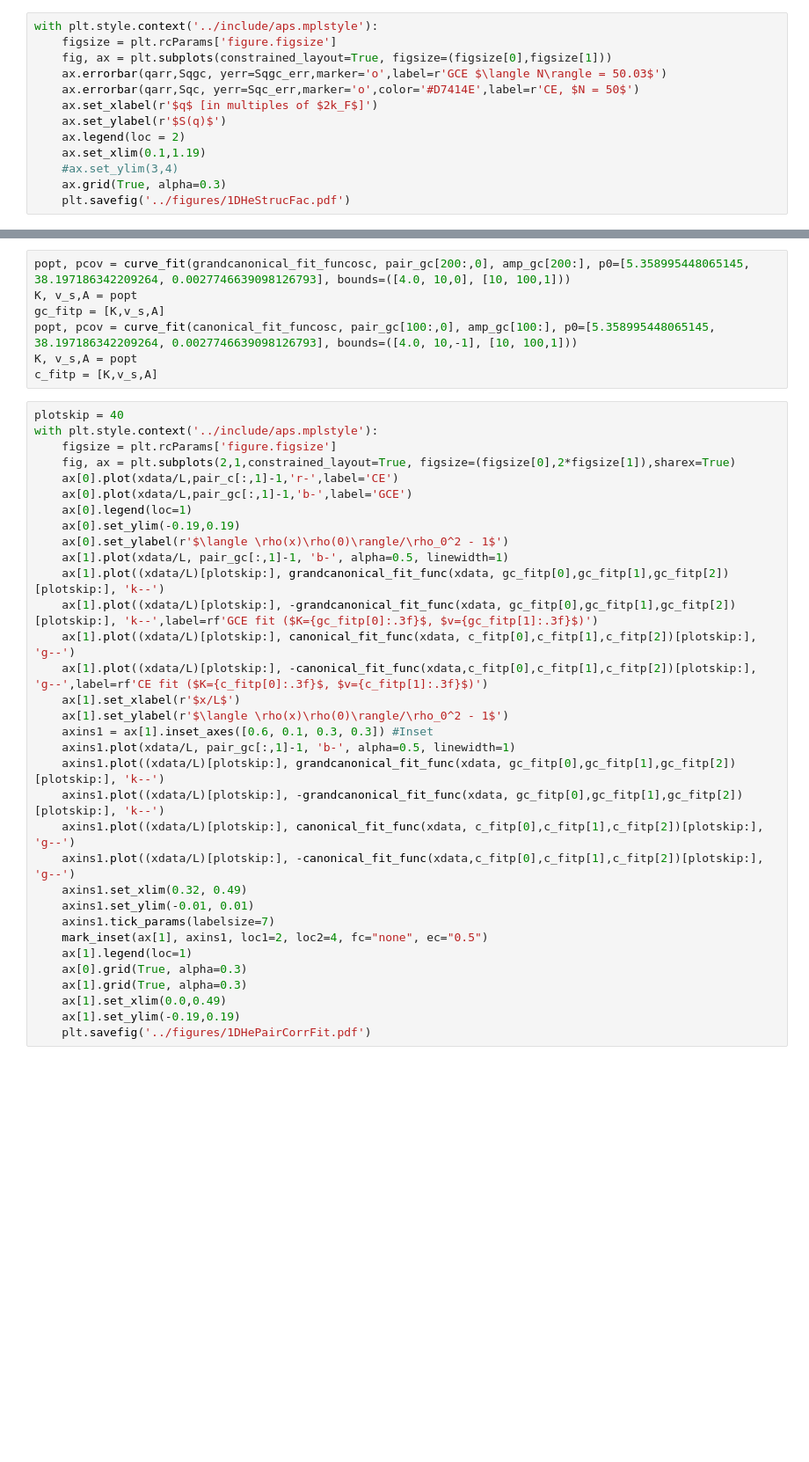
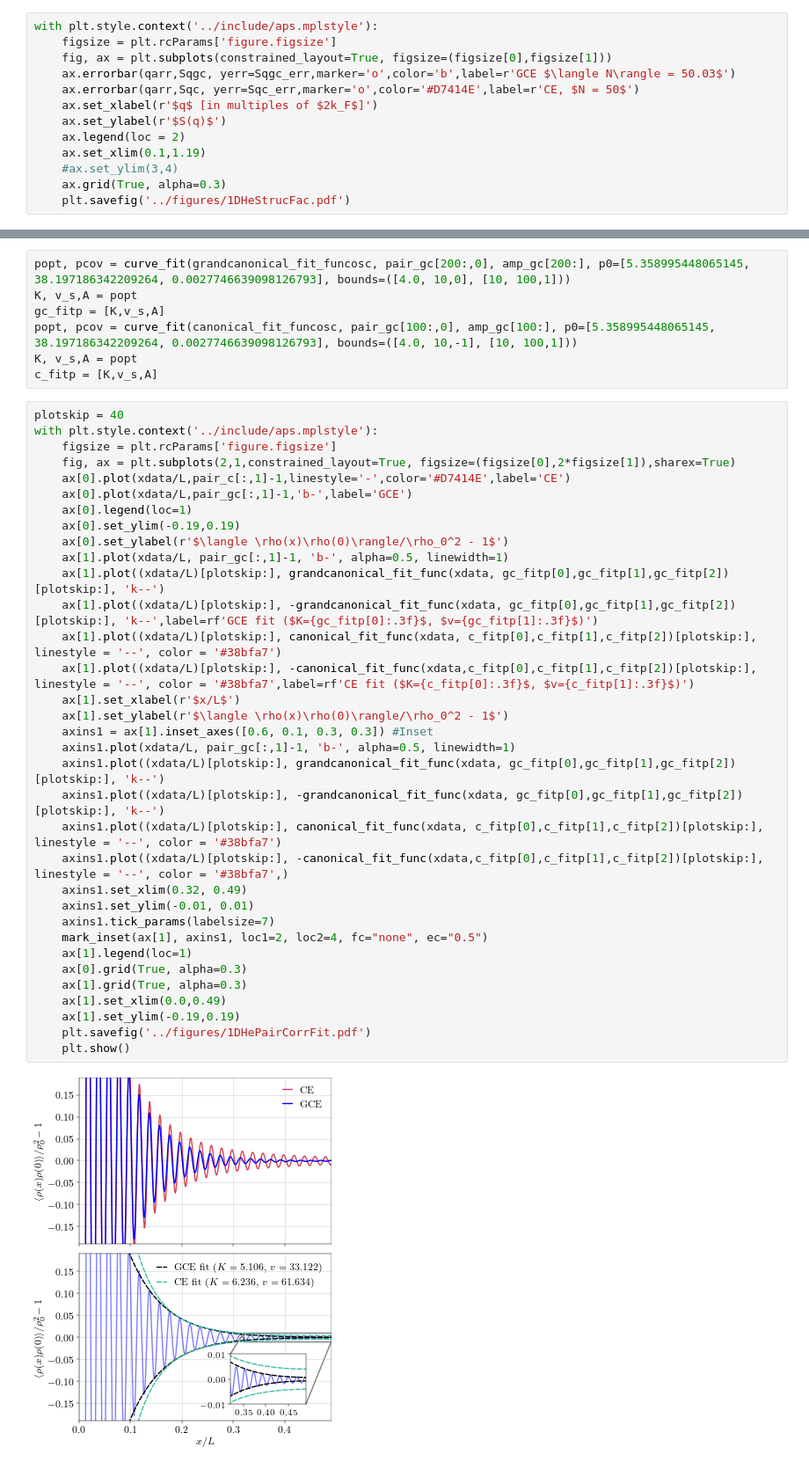
Before and after one commit to DelMaestroGroup/papers-code-ParticleFluctuations, a Jupyter notebook: src/OneDimHe.ipynb, the cells around one changed output, grey strips where cells are left out. Shown at 88% size. Drawn from its saved outputs; the diff is of its cells as text; blank space fills up the shorter version.

```diff
--- a/src/OneDimHe.ipynb
+++ b/src/OneDimHe.ipynb
@@ -32,7 +32,7 @@ qarr = q_arr[q_arr > 0]/(2*np.pi*0.25)
 with plt.style.context('../include/aps.mplstyle'):
     figsize = plt.rcParams['figure.figsize']
     fig, ax = plt.subplots(constrained_layout=True, figsize=(figsize[0],figsize[1]))
-    ax.errorbar(qarr,Sqgc, yerr=Sqgc_err,marker='o',label=r'GCE $\langle N\rangle = 50.03$')
+    ax.errorbar(qarr,Sqgc, yerr=Sqgc_err,marker='o',color='b',label=r'GCE $\langle N\rangle = 50.03$')
     ax.errorbar(qarr,Sqc, yerr=Sqc_err,marker='o',color='#D7414E',label=r'CE, $N = 50$')
     ax.set_xlabel(r'$q$ [in multiples of $2k_F$]')
     ax.set_ylabel(r'$S(q)$')
@@ -68,33 +66,36 @@ c_fitp = [K,v_s,A]
 # %%
 plotskip = 40
 with plt.style.context('../include/aps.mplstyle'):
     figsize = plt.rcParams['figure.figsize']
     fig, ax = plt.subplots(2,1,constrained_layout=True, figsize=(figsize[0],2*figsize[1]),sharex=True)
-    ax[0].plot(xdata/L,pair_c[:,1]-1,'r-',label='CE')
+    ax[0].plot(xdata/L,pair_c[:,1]-1,linestyle='-',color='#D7414E',label='CE')
     ax[0].plot(xdata/L,pair_gc[:,1]-1,'b-',label='GCE')
     ax[0].legend(loc=1)
     ax[0].set_ylim(-0.19,0.19)
     ax[0].set_ylabel(r'$\langle \rho(x)\rho(0)\rangle/\rho_0^2 - 1$')
     ax[1].plot(xdata/L, pair_gc[:,1]-1, 'b-', alpha=0.5, linewidth=1)
     ax[1].plot((xdata/L)[plotskip:], grandcanonical_fit_func(xdata, gc_fitp[0],gc_fitp[1],gc_fitp[2])[plotskip:], 'k--')
     ax[1].plot((xdata/L)[plotskip:], -grandcanonical_fit_func(xdata, gc_fitp[0],gc_fitp[1],gc_fitp[2])[plotskip:], 'k--',label=rf'GCE fit ($K={gc_fitp[0]:.3f}$, $v={gc_fitp[1]:.3f}$)')
-    ax[1].plot((xdata/L)[plotskip:], canonical_fit_func(xdata, c_fitp[0],c_fitp[1],c_fitp[2])[plotskip:], 'g--')
-    ax[1].plot((xdata/L)[plotskip:], -canonical_fit_func(xdata,c_fitp[0],c_fitp[1],c_fitp[2])[plotskip:], 'g--',label=rf'CE fit ($K={c_fitp[0]:.3f}$, $v={c_fitp[1]:.3f}$)')
+    ax[1].plot((xdata/L)[plotskip:], canonical_fit_func(xdata, c_fitp[0],c_fitp[1],c_fitp[2])[plotskip:], linestyle = '--', color = '#38bfa7')
+    ax[1].plot((xdata/L)[plotskip:], -canonical_fit_func(xdata,c_fitp[0],c_fitp[1],c_fitp[2])[plotskip:], linestyle = '--', color = '#38bfa7',label=rf'CE fit ($K={c_fitp[0]:.3f}$, $v={c_fitp[1]:.3f}$)')
     ax[1].set_xlabel(r'$x/L$')
     ax[1].set_ylabel(r'$\langle \rho(x)\rho(0)\rangle/\rho_0^2 - 1$')
     axins1 = ax[1].inset_axes([0.6, 0.1, 0.3, 0.3]) #Inset
     axins1.plot(xdata/L, pair_gc[:,1]-1, 'b-', alpha=0.5, linewidth=1)
     axins1.plot((xdata/L)[plotskip:], grandcanonical_fit_func(xdata, gc_fitp[0],gc_fitp[1],gc_fitp[2])[plotskip:], 'k--')
     axins1.plot((xdata/L)[plotskip:], -grandcanonical_fit_func(xdata, gc_fitp[0],gc_fitp[1],gc_fitp[2])[plotskip:], 'k--')
-    axins1.plot((xdata/L)[plotskip:], canonical_fit_func(xdata, c_fitp[0],c_fitp[1],c_fitp[2])[plotskip:], 'g--')
-    axins1.plot((xdata/L)[plotskip:], -canonical_fit_func(xdata,c_fitp[0],c_fitp[1],c_fitp[2])[plotskip:], 'g--')
+    axins1.plot((xdata/L)[plotskip:], canonical_fit_func(xdata, c_fitp[0],c_fitp[1],c_fitp[2])[plotskip:], linestyle = '--', color = '#38bfa7')
+    axins1.plot((xdata/L)[plotskip:], -canonical_fit_func(xdata,c_fitp[0],c_fitp[1],c_fitp[2])[plotskip:], linestyle = '--', color = '#38bfa7',)
     axins1.set_xlim(0.32, 0.49)
     axins1.set_ylim(-0.01, 0.01)
     axins1.tick_params(labelsize=7)
     mark_inset(ax[1], axins1, loc1=2, loc2=4, fc="none", ec="0.5")
     ax[1].legend(loc=1)
     ax[0].grid(True, alpha=0.3)
     ax[1].grid(True, alpha=0.3)
     ax[1].set_xlim(0.0,0.49)
     ax[1].set_ylim(-0.19,0.19)
     plt.savefig('../figures/1DHePairCorrFit.pdf')
+    plt.show()
+# %% [output]
+[figure, added]
```
Also changed, not shown: parts of 1 cell of this notebook, 16 other files.
